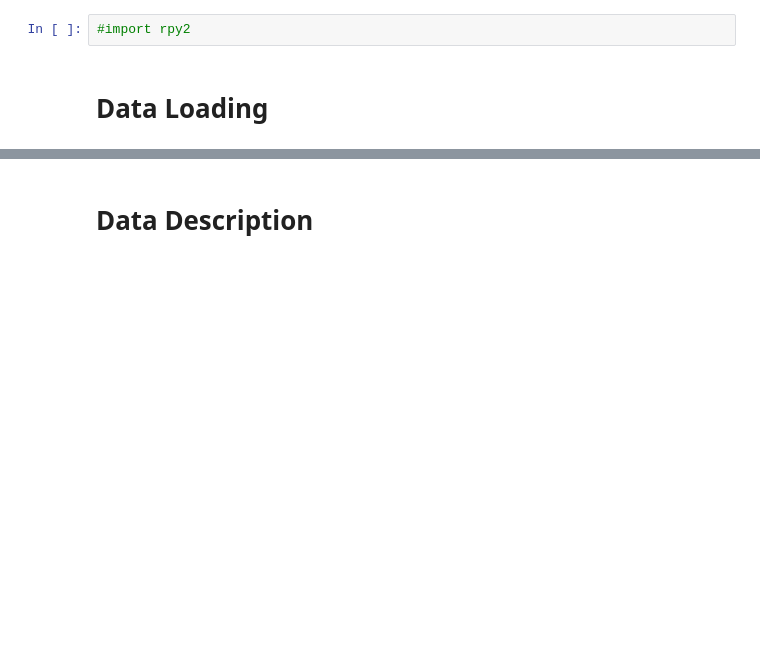
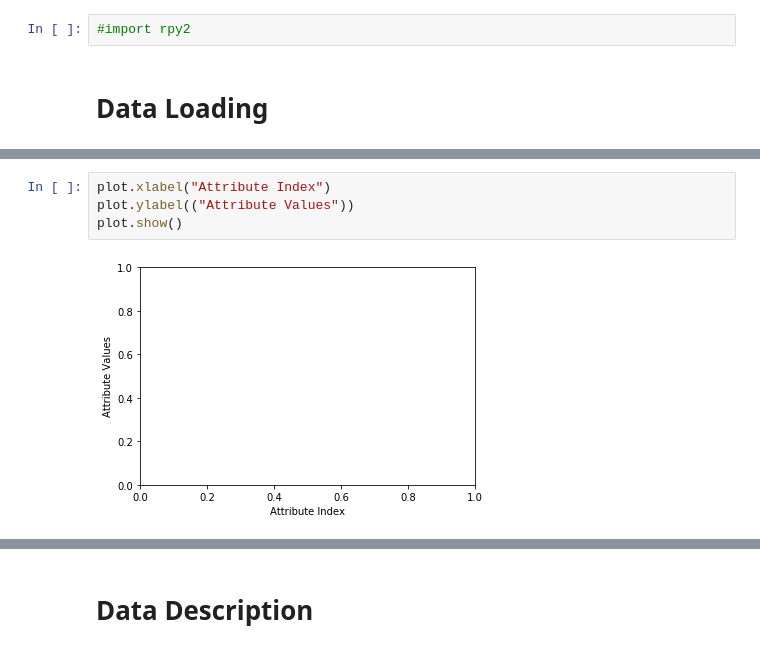
Before and after one commit to abender14/Blockchain-Capstone, a Jupyter notebook: CAPSTONE/ML_Model.ipynb, the cells around one changed output, grey strips where cells are left out. Drawn from its saved outputs; the diff is of its cells as text; blank space fills up the shorter version.

```diff
--- a/CAPSTONE/ML_Model.ipynb
+++ b/CAPSTONE/ML_Model.ipynb
@@ -35,0 +129,6 @@ test
+# %%
+plot.xlabel("Attribute Index")
+plot.ylabel(("Attribute Values"))
+plot.show()
+# %% [output]
+[figure, added]
```
Also changed, not shown: parts of 14 cells of this notebook.
